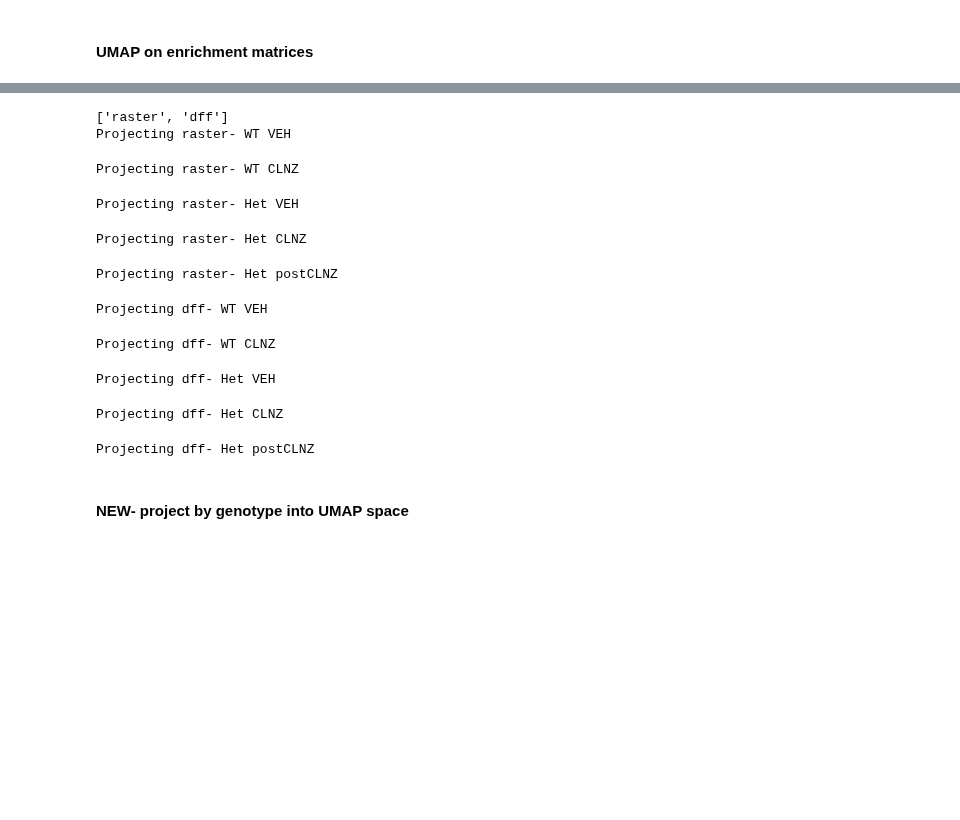
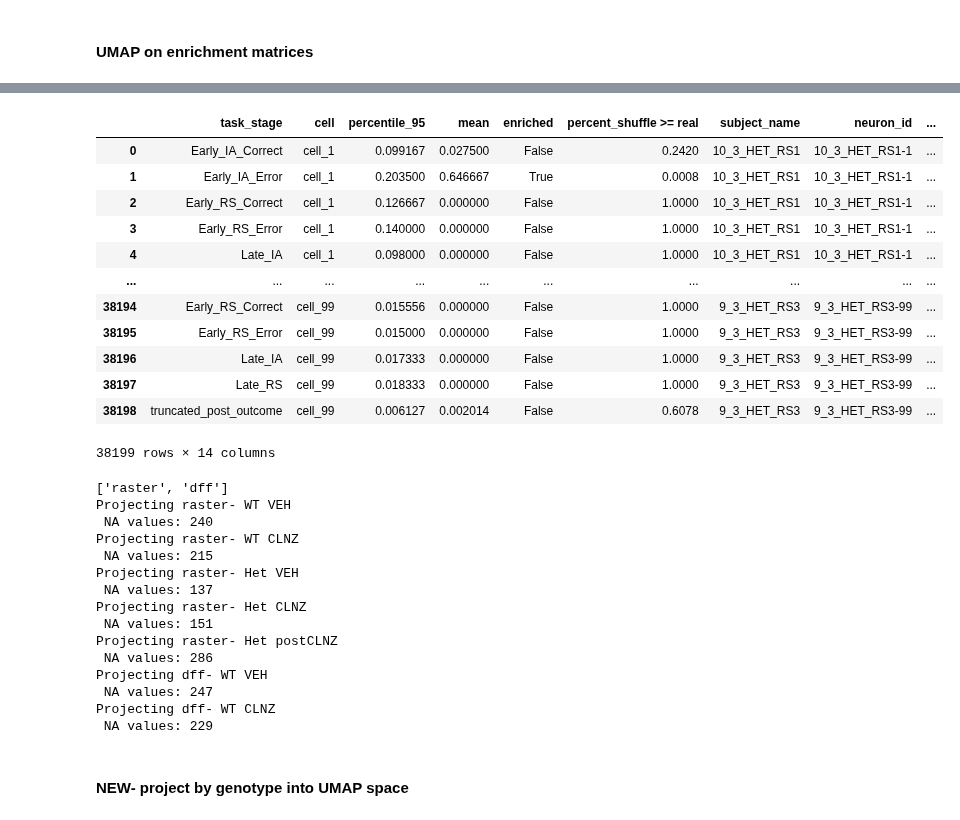
Before and after one commit to cjohnsoncruz/dlx56_mPFC_1p_SohalLab, a Jupyter notebook: code/revisions_Sup Fig1_ensemble_stability_test_v1.ipynb, the cells around one changed output, grey strips where cells are left out. Cells and saved outputs as stored; diff of their text form; code cells hidden in the pictures; blank space fills up the shorter version.

```diff
--- a/code/revisions_Sup Fig1_ensemble_stability_test_v1.ipynb
+++ b/code/revisions_Sup Fig1_ensemble_stability_test_v1.ipynb
@@ -804,8 +791,29 @@ def run_dimensionality_reduction(ensemble_matrix, method='umap', metric='cosine'
+# %%
+
+ensembles_by_datatype['raster']
+# %% [output]
+|  | task_stage | cell | percentile_95 | mean | enriched | percent_shuffle >= real | subject_name | neuron_id | ... |
+| 0 | Early_IA_Correct | cell_1 | 0.099167 | 0.027500 | False | 0.2420 | 10_3_HET_RS1 | 10_3_HET_RS1-1 | ... |
+| 1 | Early_IA_Error | cell_1 | 0.203500 | 0.646667 | True | 0.0008 | 10_3_HET_RS1 | 10_3_HET_RS1-1 | ... |
+| 2 | Early_RS_Correct | cell_1 | 0.126667 | 0.000000 | False | 1.0000 | 10_3_HET_RS1 | 10_3_HET_RS1-1 | ... |
+| 3 | Early_RS_Error | cell_1 | 0.140000 | 0.000000 | False | 1.0000 | 10_3_HET_RS1 | 10_3_HET_RS1-1 | ... |
+| 4 | Late_IA | cell_1 | 0.098000 | 0.000000 | False | 1.0000 | 10_3_HET_RS1 | 10_3_HET_RS1-1 | ... |
+| ... | ... | ... | ... | ... | ... | ... | ... | ... | ... |
+| 38194 | Early_RS_Correct | cell_99 | 0.015556 | 0.000000 | False | 1.0000 | 9_3_HET_RS3 | 9_3_HET_RS3-99 | ... |
+| 38195 | Early_RS_Error | cell_99 | 0.015000 | 0.000000 | False | 1.0000 | 9_3_HET_RS3 | 9_3_HET_RS3-99 | ... |
+| 38196 | Late_IA | cell_99 | 0.017333 | 0.000000 | False | 1.0000 | 9_3_HET_RS3 | 9_3_HET_RS3-99 | ... |
+| 38197 | Late_RS | cell_99 | 0.018333 | 0.000000 | False | 1.0000 | 9_3_HET_RS3 | 9_3_HET_RS3-99 | ... |
+| 38198 | truncated_post_outcome | cell_99 | 0.006127 | 0.002014 | False | 0.6078 | 9_3_HET_RS3 | 9_3_HET_RS3-99 | ... |
+38199 rows × 14 columns
 # %%
 #set umap params
 value_to_project = 'mean'
 metric = 'cosine'
+method = 'tsne'
+method_dict = {'tsne': {'n_components': 2, "perplexity": 90,  'init':'pca'},
+               'umap': dict(n_neighbors=15, min_dist=0.2, metric=metric,random_state=42)}
 print(data_types)
+
 #package spikes + dff for umap processing
 umap_input, umap_projection_df, umap_model = {}, {}, {}
 for d in data_types:
@@ -814,38 +822,33 @@ for d in data_types:
         print(f"Projecting {d}- {g}")
         #filter out genotype-day group
         ensemble_geno_day_df =ensembles_by_datatype[d].loc[ensembles_by_datatype[d].geno_day == g,:]
+
         ## for genotype-day data, project
-        umap_input[d][g] = ensemble_geno_day_df.pivot_table(index = ['neuron_id'], columns = 'task_stage', values = value_to_project, fill_value = False).drop(columns = 'truncated_post_outcome').astype(float)
-        umap_projection_df[d][g], umap_model[d][g] = run_dimensionality_reduction( umap_input[d][g].replace([np.inf, -np.inf], np.nan).fillna(0), method = 'umap', n_neighbors=15, min_dist=0.2, metric=metric,random_state=42)
-        cell_enrichment_status = ensemble_geno_day_df.pivot_table(index = ['neuron_id'], columns = 'task_stage', values = 'enriched', fill_value = False).astype(float).apply(get_first_active_stage, axis=1, stage_order=stage_names)
+        umap_input[d][g] = ensemble_geno_day_df.pivot_table(index = ['neuron_id'], columns = 'task_stage', values = value_to_project, fill_value = np.NaN).drop(columns = 'truncated_post_outcome').astype(float)
+        print(f" NA values: {umap_input[d][g].isnull().sum().sum()}")
+        umap_projection_df[d][g], umap_model[d][g] = run_dimensionality_reduction( umap_input[d][g].replace([np.inf, -np.inf], np.nan).dropna(), method = method, **method_dict[method])
+
+        ## add metadata
+        cell_enrichment_status = ensemble_geno_day_df.pivot_table(index = ['neuron_id'], columns = 'task_stage', values = 'enriched', fill_value = np.nan).astype(float).apply(get_first_active_stage, axis=1, stage_order=stage_names)
         umap_projection_df[d][g] = umap_projection_df[d][g].merge(cell_enrichment_status.rename('first_active_stage'), left_index=True, right_index=True)
     #after all genos ran, concat, retaining information on geno-day
     umap_projection_df[d] = pd.concat([df.assign(**{'geno': geno}) for geno, df in umap_projection_df[d].items()])
-# spike_umap_input = ensembles_by_datatype['raster'].pivot_table(index = ['neuron_id'], columns = 'task_stage', values = value_to_project, fill_value = False).drop(columns = 'truncated_post_outcome').astype(float)
-# dff_umap_input = ensembles_by_datatype['dff'].pivot_table(index = ['neuron_id'], columns = 'task_stage', values = value_to_project, fill_value = False).drop(columns = 'truncated_post_outcome').astype(float)
-
-# Run UMAP on both spike and DFF ensemble matrices
-# spikes_df, umap_spikes_model = run_dimensionality_reduction( spike_umap_input, method = 'umap', n_neighbors=15, min_dist=0.2, metric=metric,random_state=42)
-# dff_df, umap_dff_model = run_dimensionality_reduction(dff_umap_input.replace([np.inf, -np.inf], np.nan).fillna(0), method = 'umap', n_neighbors=15, min_dist=0.2, metric=metric, random_state=42)
-
-#join umap dfs with ensemble enrichment info
-# spike_cell_enrich = ensembles_by_datatype['raster'].pivot_table(index = ['neuron_id'], columns = 'task_stage', values = 'enriched', fill_value = False).astype(float).apply(get_first_active_stage, axis=1, stage_order=stage_names)
-# spikes_df = spikes_df.merge(spike_cell_enrich.rename('first_active_stage'), left_index=True, right_index=True)
-
-# dff_cell_enrich = ensembles_by_datatype['dff'].pivot_table(index = ['neuron_id'], columns = 'task_stage', values = 'enriched', fill_value = False).astype(float).apply(get_first_active_stage, axis=1, stage_order=stage_names)
-# dff_df = dff_df.merge(dff_cell_enrich.rename('first_active_stage'), left_index=True, right_index=True)
 # %% [output]
 ['raster', 'dff']
 Projecting raster- WT VEH
+ NA values: 240
+Projecting raster- WT CLNZ
+ NA values: 215
+Projecting raster- Het VEH
+ NA values: 137
+Projecting raster- Het CLNZ
+ NA values: 151
+Projecting raster- Het postCLNZ
+ NA values: 286
+Projecting dff- WT VEH
+ NA values: 247
+Projecting dff- WT CLNZ
+ NA values: 229
-Projecting raster- WT CLNZ
-Projecting raster- Het VEH
-Projecting raster- Het CLNZ
-Projecting raster- Het postCLNZ
-Projecting dff- WT VEH
-Projecting dff- WT CLNZ
-Projecting dff- Het VEH
-Projecting dff- Het CLNZ
-Projecting dff- Het postCLNZ
 # %% [markdown]
 #### NEW- project by genotype into UMAP space
 # %%
```
Also changed, not shown: parts of 16 cells of this notebook, 1 other file.
